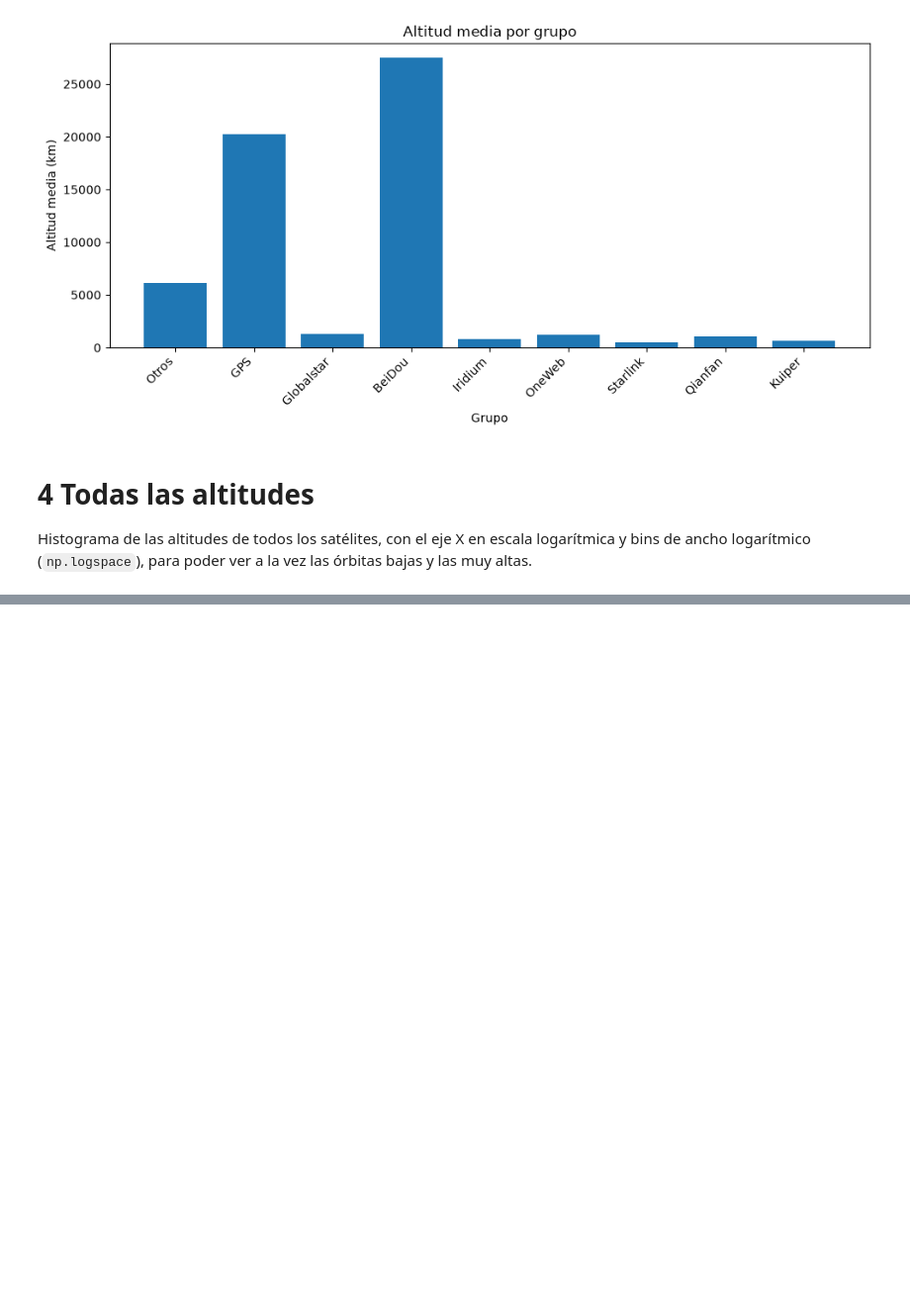
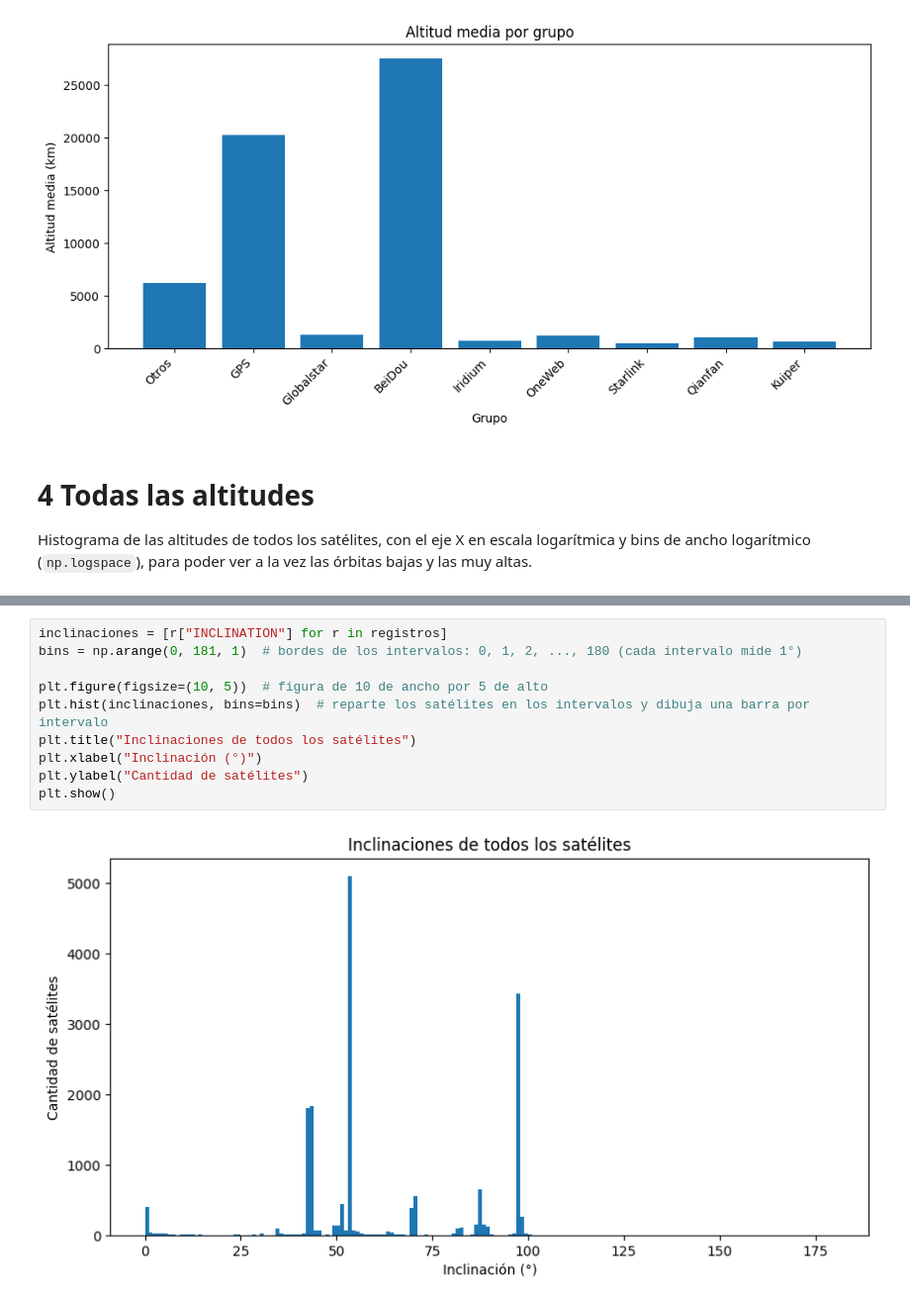
Before and after one commit to Luquitas911/proyecto-satelite, a Jupyter notebook: informe.ipynb, the cells around one changed output, grey strips where cells are left out. Shown at 99% size. Saved outputs shown, nothing was run; the diff lists cells and outputs as text; blank space fills up the shorter version.

Commit message:
agrega histograma de inclinacion de 0° a 180° con intervalos de 1° - Esteban

```diff
--- a/informe.ipynb
+++ b/informe.ipynb
@@ -340,0 +347,12 @@ plt.show()
+# %%
+inclinaciones = [r["INCLINATION"] for r in registros]
+bins = np.arange(0, 181, 1)  # bordes de los intervalos: 0, 1, 2, ..., 180 (cada intervalo mide 1°)
+
+plt.figure(figsize=(10, 5))  # figura de 10 de ancho por 5 de alto
+plt.hist(inclinaciones, bins=bins)  # reparte los satélites en los intervalos y dibuja una barra por intervalo
+plt.title("Inclinaciones de todos los satélites")
+plt.xlabel("Inclinación (°)")
+plt.ylabel("Cantidad de satélites")
+plt.show()
+# %% [output]
+[figure, added]
```
Also changed, not shown: parts of 10 cells of this notebook.
